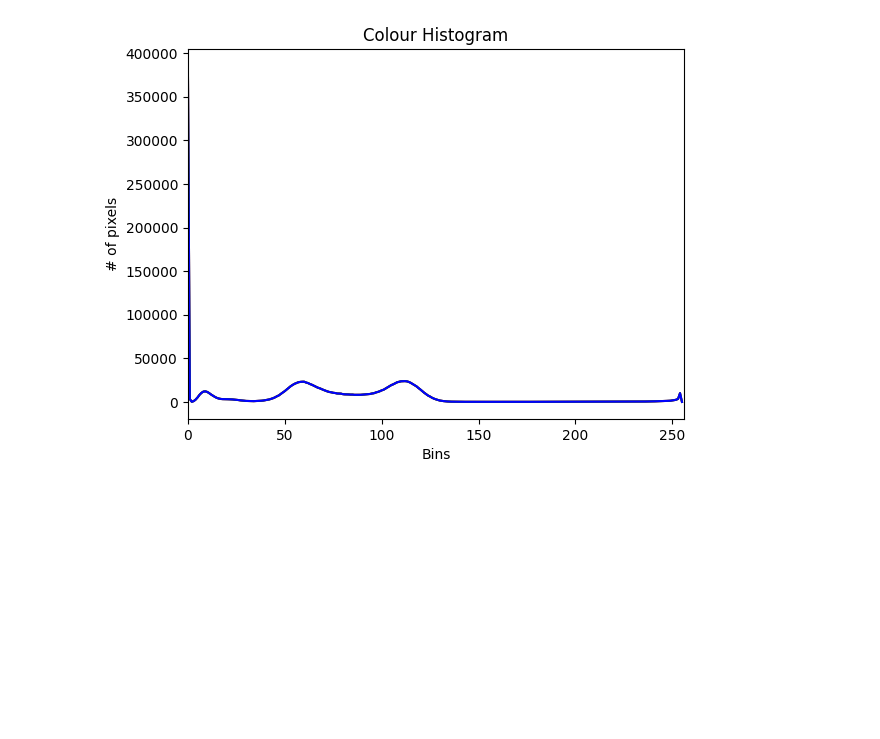
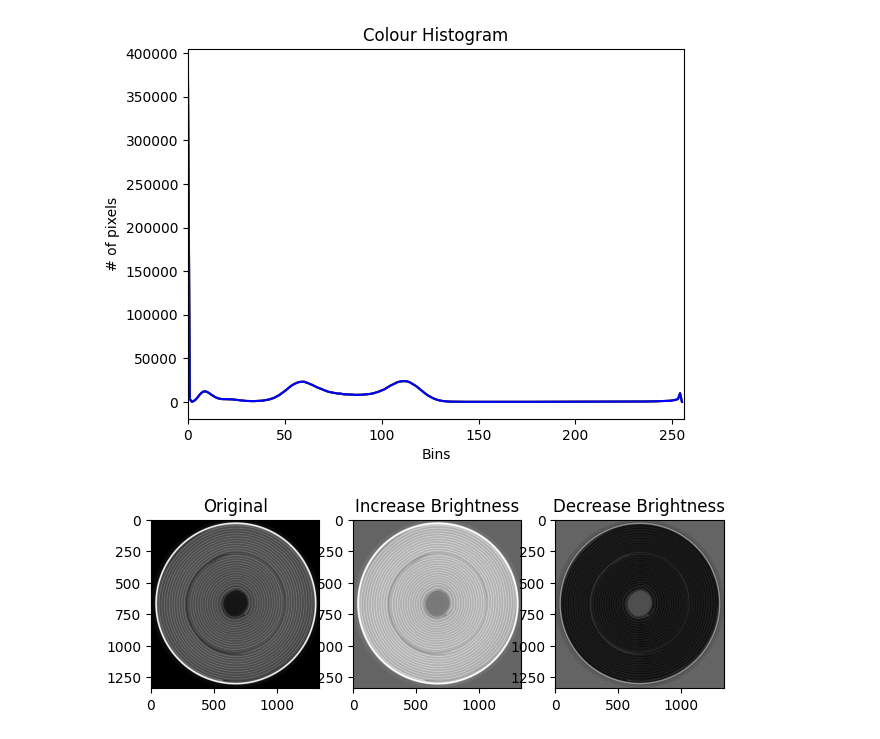
Before and after one commit to jdabassett/opencv_jupyter-notebook, a Jupyter notebook: practice_channels.ipynb, the cells around one changed output. Saved outputs shown, nothing was run; the diff lists cells and outputs as text; code cells hidden in the pictures; blank space fills up the shorter version.

```diff
--- a/practice_channels.ipynb
+++ b/practice_channels.ipynb
@@ -38,3 +38,29 @@ plt.show()
 # print(colors_data)
 # %% [output]
 [figure]
+# %%
+# adjust brightness
+
+inc, dcr = 100, -100
+
+btr_inc = cv2.convertScaleAbs(btr, beta=inc)
+btr_dcr = cv2.convertScaleAbs(btr, beta=dcr)
+# %%
+# display original, and adjusted brightness
+
+plt.figure(figsize=(10,3))
+plt.subplot(1,4,1)
+plt.title("Original")
+plt.imshow(btr)
+
+plt.subplot(1,4,2)
+plt.title("Increase Brightness")
+plt.imshow(btr_inc)
+
+plt.subplot(1,4,3)
+plt.title("Decrease Brightness")
+plt.imshow(btr_dcr)
+
+plt.show()
+# %% [output]
+[figure, added]
```
Also changed, not shown: parts of 1 cell of this notebook.
